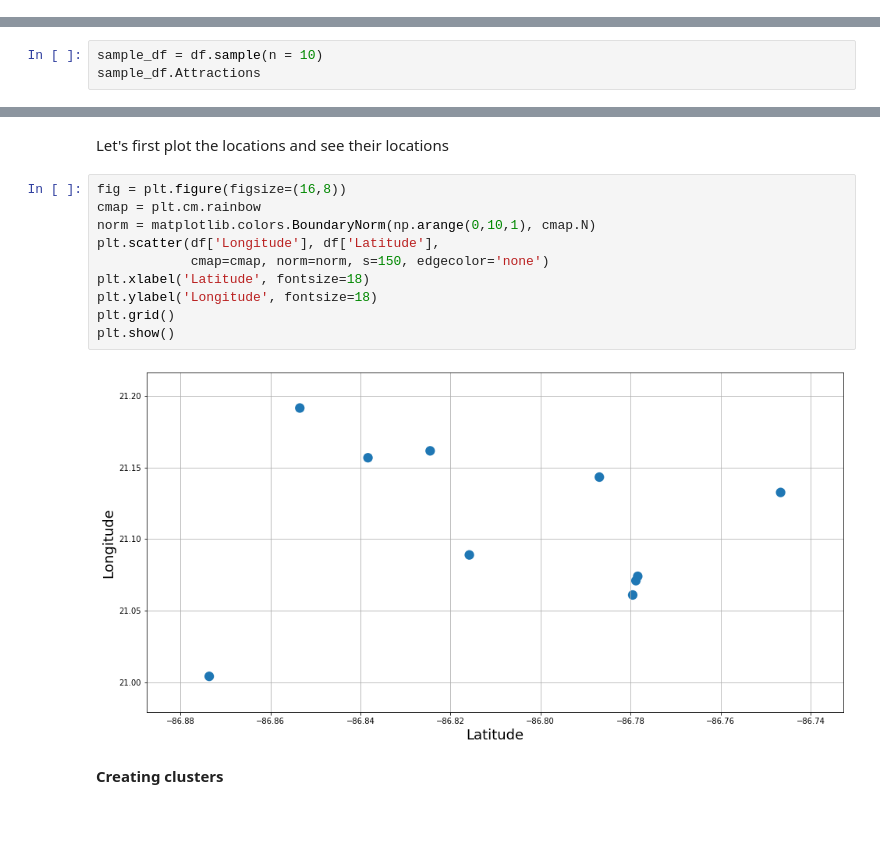
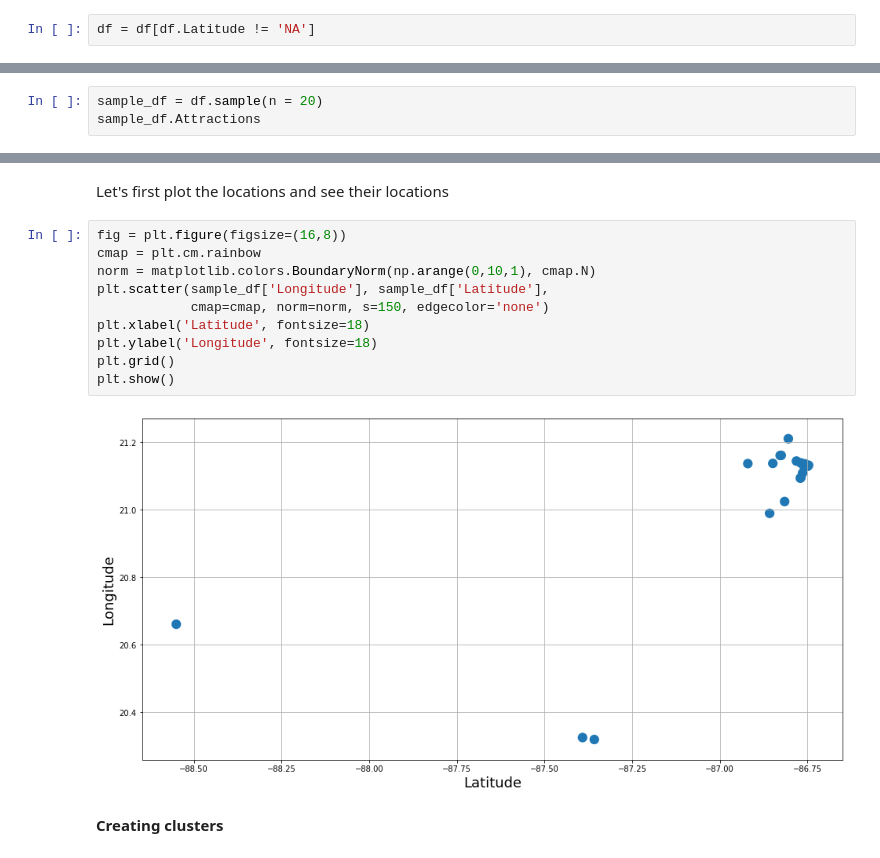
Before and after one commit to alancflau/Trip-planner, a Jupyter notebook: Planner.ipynb, the cells around one changed output, grey strips where cells are left out. Saved outputs shown, nothing was run; the diff lists cells and outputs as text; blank space fills up the shorter version.

```diff
--- a/Planner.ipynb
+++ b/Planner.ipynb
@@ -114,6 +107,8 @@ df
+# %%
+df = df[df.Latitude != 'NA']
 # %% [markdown]
 Let's try to pick a couple random choices
 # %%
-sample_df = df.sample(n = 10)
+sample_df = df.sample(n = 20)
 sample_df.Attractions
 # %% [output]
@@ -154,15 +141,15 @@ Let's first plot the locations and see their locations
 # %%
 fig = plt.figure(figsize=(16,8))
 cmap = plt.cm.rainbow
 norm = matplotlib.colors.BoundaryNorm(np.arange(0,10,1), cmap.N)
-plt.scatter(df['Longitude'], df['Latitude'],
+plt.scatter(sample_df['Longitude'], sample_df['Latitude'],
             cmap=cmap, norm=norm, s=150, edgecolor='none')
 plt.xlabel('Latitude', fontsize=18)
 plt.ylabel('Longitude', fontsize=18)
 plt.grid()
 plt.show()
 # %% [output]
-[figure, old version]
+[figure, new version]
 # %% [markdown]
 **Creating clusters**
 # %%
```
Also changed, not shown: parts of 30 cells of this notebook.
